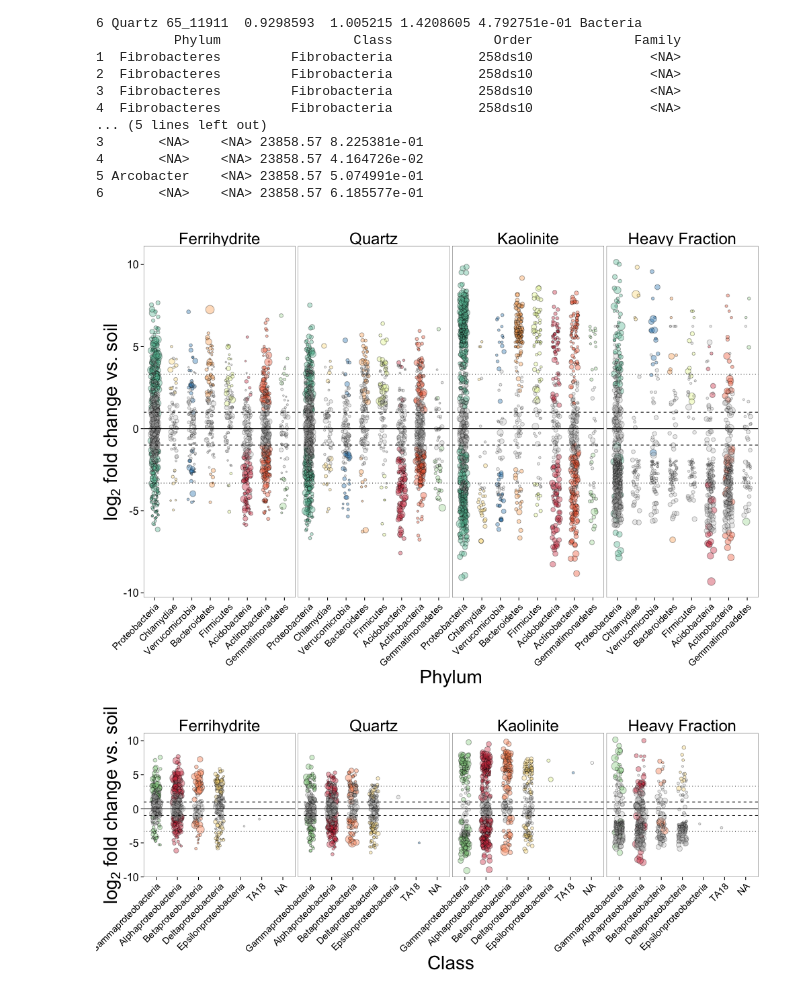
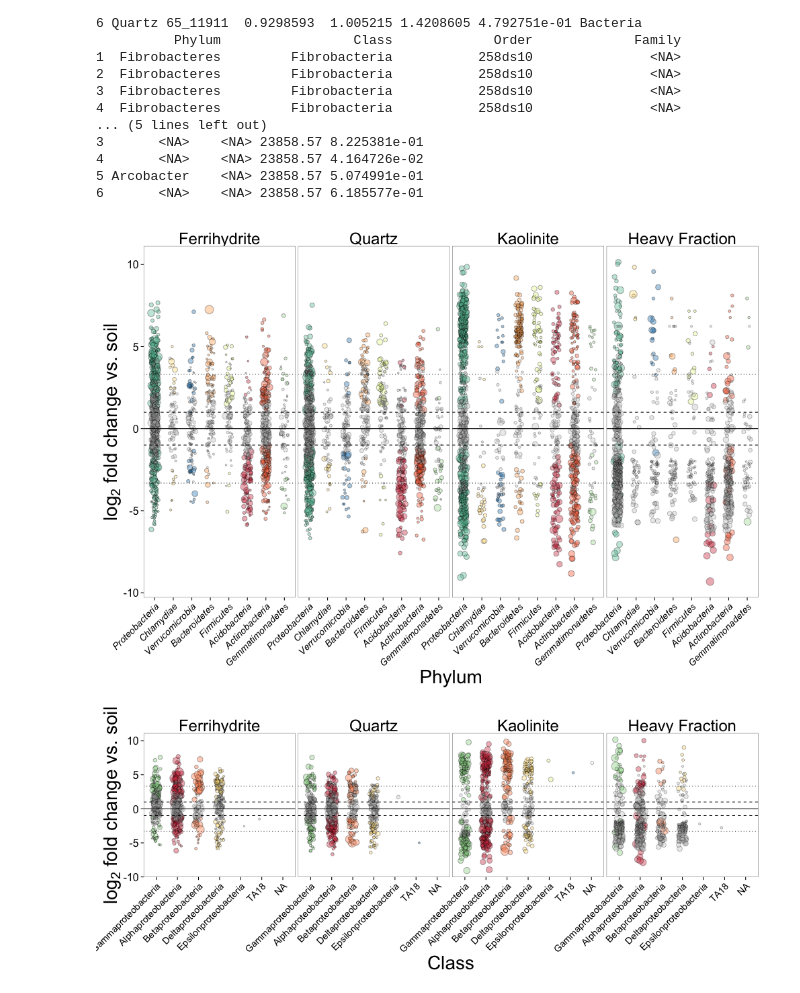
Before and after one commit to TheaWhitman/Mineral16S, a Jupyter notebook: manuscript_figures/Differential_abundance_Combined_Months.ipynb, the cells around one changed output. Drawn from its saved outputs; the diff is of its cells as text; code cells hidden in the pictures.

Commit message:
Updating figures for paper

```diff
--- a/manuscript_figures/Differential_abundance_Combined_Months.ipynb
+++ b/manuscript_figures/Differential_abundance_Combined_Months.ipynb
@@ -279,40 +279,40 @@ p = p + theme_bw()
 
 p = p + theme(strip.text.x = element_text(size = 24),
               strip.text.y = element_text(size = 24),
-              axis.text.x = element_text(size = 14, angle = 45, hjust = 1, vjust = 1),
+              axis.text.x = element_text(size = 14, angle = 45, hjust = 1, vjust = 1, face="italic"),
               axis.title.x = element_text(size = 28),
               axis.text.y = element_text(size=16),
               axis.title.y = element_text(size = 28),
               legend.title = element_text(size=20),
               legend.text = element_text(size = 14),
               #legend.position = "none",
               strip.background = element_blank())
 # sets a bunch of visual paramters for the legend (none) and other text
 
 p = p + labs(x = "Phylum")
 # sets the label for the x axis. I think they didn't get the different colours.
 
 p = p + labs(y = expression(paste("", log[2]," fold change vs. soil",sep="")))
 # sets the label for the y axes.
 
 colourCount = 8
 getPalette = colorRampPalette(brewer.pal(8, "Spectral"))
 p = p + scale_fill_manual(guide="none", values=c("grey",paste(getPalette(colourCount))))
 
 
 #p = p + scale_color_continuous(trans="log")
 #p = p + scale_fill_discrete(guide="none")
 
 
 p = p + theme(panel.grid.major = element_blank(), panel.grid.minor = element_blank())
 # Gets rid of the default gridlines
 
 
 # Would be cool to colour this by relative abundance in soil to begin with.. what drives patterns more?
 
 p
 # %% [output]
-[figure, old version]
+[figure, new version]
 # %%
 %%R
 ggsave(filename="DiffAbund16SCombMonths.jpg", plot=p ,width=11.5, height=8)
```
Also changed, not shown: parts of 2 cells of this notebook, 7 other files.
